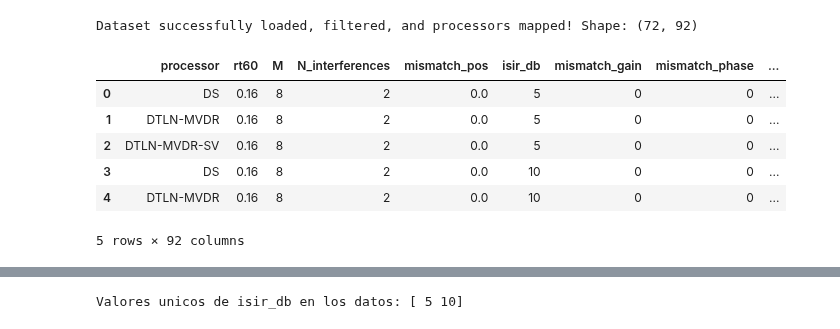
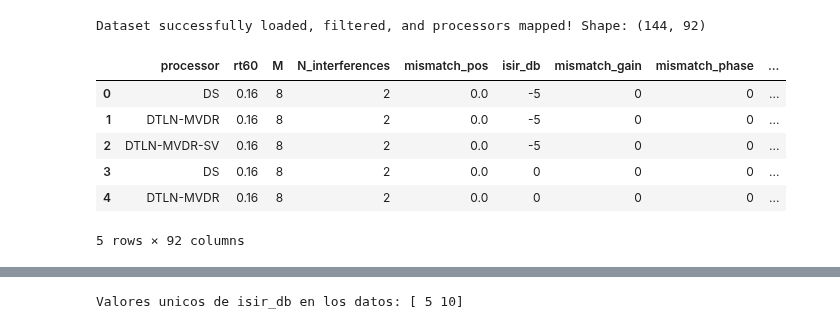
Before and after one commit to MatiasVereert/Vision-Aided-Beamformer, a Jupyter notebook: data_analysis/avance2/Exp_A_general.ipynb, the cells around one changed output, grey strips where cells are left out. Cells and saved outputs as stored; diff of their text form; code cells hidden in the pictures.

```diff
--- a/data_analysis/avance2/Exp_A_general.ipynb
+++ b/data_analysis/avance2/Exp_A_general.ipynb
@@ -15,39 +15,38 @@ PROCESSOR_MAP = {
 }
 
 # Verify if the file exists before attempting to load it
 if os.path.exists(file_path):
     # Load the Parquet file into a Pandas DataFrame
     df_metrics = pd.read_parquet(file_path)
 
     # Apply the processor mapping to the 'processor' column right after loading
     if 'processor' in df_metrics.columns:
         df_metrics['processor'] = df_metrics['processor'].replace(PROCESSOR_MAP)
 
-    # Filter out all rows where isir_db is 0.0 (anechoic conditions) and reset the index
-    df_metrics = df_metrics[df_metrics['isir_db'] > 0.0].reset_index(drop=True)
+
 
     # Identify and keep only metadata columns and metrics evaluated with the 'early' reference
     suffixes_to_drop = ('_anechoic', '_reverberant')
     cols_to_keep = [col for col in df_metrics.columns if not col.endswith(suffixes_to_drop)]
     df_metrics = df_metrics[cols_to_keep]
 
     # Strip the '_early' suffix from the column names for cleaner plotting later
     df_metrics.columns = [col.replace('_early', '') if col.endswith('_early') else col for col in df_metrics.columns]
 
     print(f"Dataset successfully loaded, filtered, and processors mapped! Shape: {df_metrics.shape}\n")
 
     # Display the first few rows to confirm data integrity
     display(df_metrics.head())
 
 else:
     print(f"Error: File not found at the specified path:\n{file_path}")
     print("Please check your current working directory using 'import os; print(os.getcwd())'.")
 # %% [output]
-Dataset successfully loaded, filtered, and processors mapped! Shape: (72, 92)
+Dataset successfully loaded, filtered, and processors mapped! Shape: (144, 92)
 |  | processor | rt60 | M | N_interferences | mismatch_pos | isir_db | mismatch_gain | mismatch_phase | ... |
-| 0 | DS | 0.16 | 8 | 2 | 0.0 | 5 | 0 | 0 | ... |
-| 1 | DTLN-MVDR | 0.16 | 8 | 2 | 0.0 | 5 | 0 | 0 | ... |
-| 2 | DTLN-MVDR-SV | 0.16 | 8 | 2 | 0.0 | 5 | 0 | 0 | ... |
-| 3 | DS | 0.16 | 8 | 2 | 0.0 | 10 | 0 | 0 | ... |
-| 4 | DTLN-MVDR | 0.16 | 8 | 2 | 0.0 | 10 | 0 | 0 | ... |
+| 0 | DS | 0.16 | 8 | 2 | 0.0 | -5 | 0 | 0 | ... |
+| 1 | DTLN-MVDR | 0.16 | 8 | 2 | 0.0 | -5 | 0 | 0 | ... |
+| 2 | DTLN-MVDR-SV | 0.16 | 8 | 2 | 0.0 | -5 | 0 | 0 | ... |
+| 3 | DS | 0.16 | 8 | 2 | 0.0 | 0 | 0 | 0 | ... |
+| 4 | DTLN-MVDR | 0.16 | 8 | 2 | 0.0 | 0 | 0 | 0 | ... |
 5 rows × 92 columns
```
Also changed, not shown: parts of 8 cells of this notebook, 8 other files.
